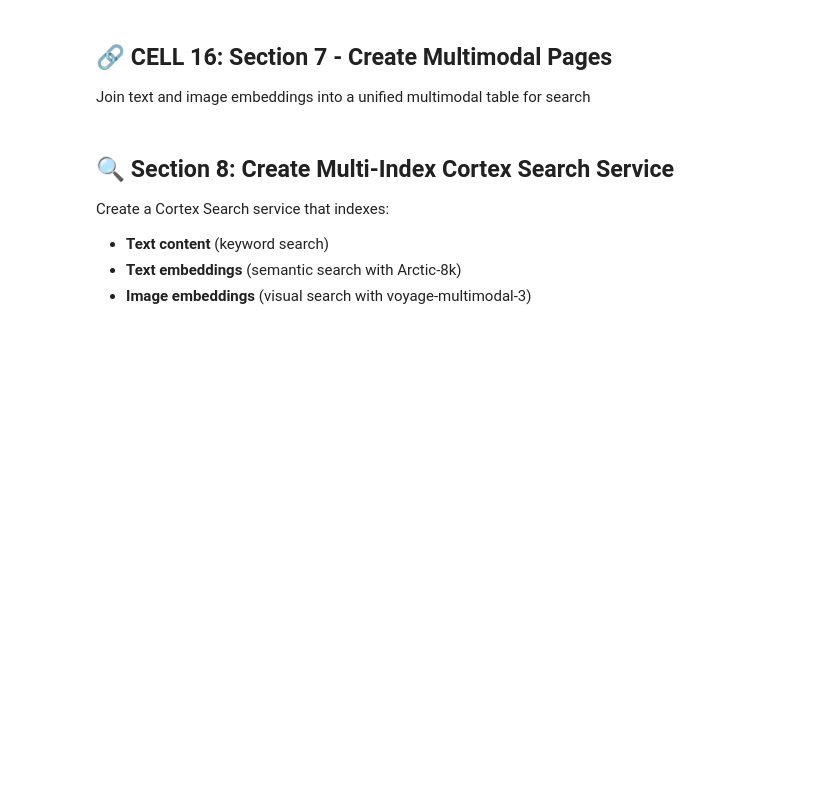
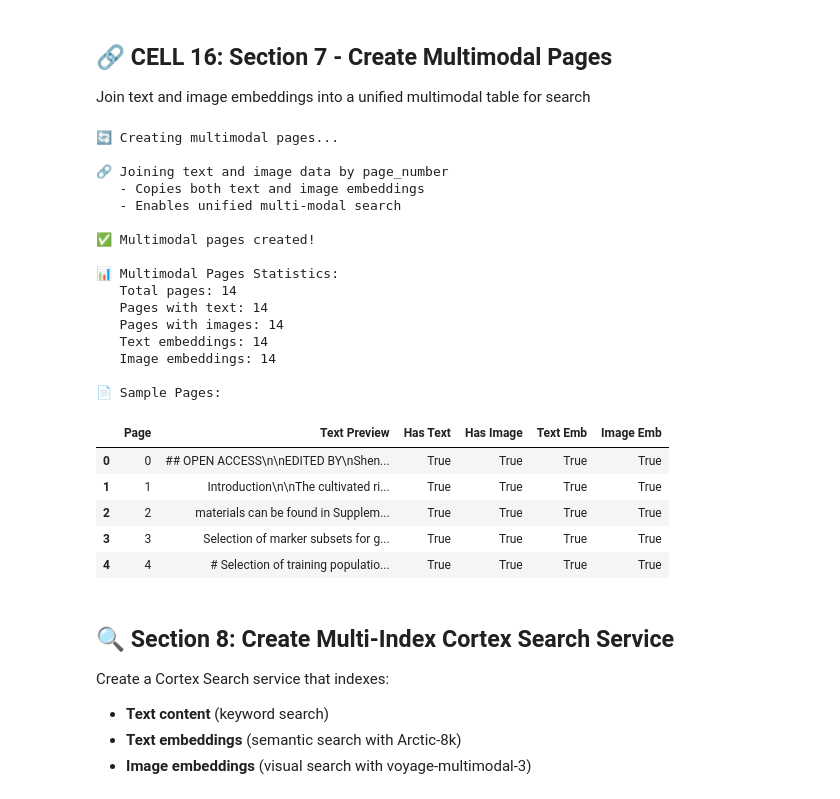
Before and after one commit to jasongholt/pdf_inference, a Jupyter notebook: gwas_extraction_demo.ipynb, the cells around one changed output. Drawn from its saved outputs; the diff is of its cells as text; code cells hidden in the pictures; blank space fills up the shorter version.

```diff
--- a/gwas_extraction_demo.ipynb
+++ b/gwas_extraction_demo.ipynb
@@ -725,7 +834,7 @@ AND NOT EXISTS (
 """
 
 try:
-    sf_client.execute_query(text_extract_query)
+    session.sql(text_extract_query).collect()
     print("✅ Text pages extracted with embeddings!\n")
 
     # Get statistics
@@ -739,7 +848,7 @@ try:
     WHERE document_id = '{DOCUMENT_ID}'
     """
 
-    stats = sf_client.execute_query(stats_query)
+    stats = session.sql(stats_query).collect()
     if stats and stats[0][0] > 0:
         print(f"📊 Text Extraction Statistics:")
         print(f"   Total pages: {stats[0][0]}")
@@ -748,10 +857,10 @@ try:
         print(f"   Max words: {stats[0][3]}")
 
         # Verify embeddings
-        embed_check = sf_client.execute_query(f"""
+        embed_check = session.sql(f"""
             SELECT COUNT(*) FROM {DATABASE_NAME}.{SCHEMA_PROCESSING}.TEXT_PAGES
             WHERE document_id = '{DOCUMENT_ID}' AND text_embedding IS NOT NULL
-        """)
+        """).collect()
         print(f"   Pages with embeddings: {embed_check[0][0]}")
 
         # Show sample pages
@@ -763,7 +872,7 @@ try:
         LIMIT 3
         """
 
-        samples = sf_client.execute_query(sample_query)
+        samples = session.sql(sample_query).collect()
         if samples:
             print(f"\n📄 Sample Pages:")
             df_samples = pd.DataFrame(samples, columns=['Page', 'Text Preview', 'Words'])
@@ -788,7 +919,7 @@ LIST @{DATABASE_NAME}.{SCHEMA_RAW}.PDF_STAGE/{DOCUMENT_ID}/pages_images/
 """
 
 try:
-    files = sf_client.execute_query(list_query)
+    files = session.sql(list_query).collect()
     print(f"✅ Found {len(files)} files:\n")
     for f in files[:5]:  # Show first 5
         print(f"   {f[0]}")
@@ -818,16 +960,16 @@ try:
     ORDER BY PAGE_NUMBER
     """
 
-    records = sf_client.execute_query(check_query)
+    records = session.sql(check_query).collect()
 
     if not records:
         print("ℹ️  No records found without embeddings")
 
         # Check if embeddings already exist
-        existing = sf_client.execute_query(f"""
+        existing = session.sql(f"""
             SELECT COUNT(*) FROM {DATABASE_NAME}.{SCHEMA_PROCESSING}.IMAGE_PAGES
             WHERE DOCUMENT_ID = '{DOCUMENT_ID}' AND IMAGE_EMBEDDING IS NOT NULL
-        """)
+        """).collect()
         if existing and existing[0][0] > 0:
             print(f"   ✅ {existing[0][0]} records already have embeddings!\n")
         else:
@@ -858,7 +1000,7 @@ try:
                 relative_path = image_path
 
             # Always use full stage name for TO_FILE
-            full_stage_name = '@{DATABASE_NAME}.{SCHEMA_RAW}.PDF_STAGE'
+            full_stage_name = f'@{DATABASE_NAME}.{SCHEMA_RAW}.PDF_STAGE'
 
             print(f"   Page {page_num}: TO_FILE('{full_stage_name}', '{relative_path}')")
 
@@ -876,7 +1018,7 @@ try:
             """
 
             try:
-                sf_client.execute_query(update_query)
+                session.sql(update_query).collect()
                 print(f"   ✓ Generated embedding ({idx}/{len(records)})\n")
             except Exception as e:
                 error_msg = str(e)
@@ -898,7 +1040,7 @@ try:
     WHERE DOCUMENT_ID = '{DOCUMENT_ID}'
     """
 
-    result = sf_client.execute_query(verify_query)
+    result = session.sql(verify_query).collect()
     if result:
         total, with_emb, without_emb = result[0]
         print(f"📊 Final Status:")
@@ -957,7 +1117,7 @@ AND NOT EXISTS (
 """
 
 try:
-    sf_client.execute_query(multimodal_insert_query)
+    session.sql(multimodal_insert_query).collect()
     print("✅ Multimodal pages created!\n")
 
     # Get statistics
@@ -972,40 +1132,63 @@ try:
     WHERE document_id = '{DOCUMENT_ID}'
     """
 
-    stats = sf_client.execute_query(stats_query)
+    stats = session.sql(stats_query).collect()
     if stats:
         print(f"📊 Multimodal Pages Statistics:")
         print(f"   Total pages: {stats[0][0]}")
         print(f"   Pages with text: {stats[0][1]}")
         print(f"   Pages with images: {stats[0][2]}")
         print(f"   Text embeddings: {stats[0][3]}")
         print(f"   Image embeddings: {stats[0][4]}")
 
     # Show sample
     query = f"""
     SELECT
         page_number,
         LEFT(page_text, 80) as text_preview,
         has_text,
         has_image,
         text_embedding IS NOT NULL as has_text_emb,
         image_embedding IS NOT NULL as has_image_emb
     FROM {DATABASE_NAME}.{SCHEMA_PROCESSING}.MULTIMODAL_PAGES
     WHERE document_id = '{DOCUMENT_ID}'
     ORDER BY page_number
     LIMIT 5
     """
 
-    results = sf_client.execute_query(query)
+    results = session.sql(query).collect()
     if results:
         print(f"\n📄 Sample Pages:")
         df = pd.DataFrame(results,
                           columns=['Page', 'Text Preview', 'Has Text', 'Has Image',
                                    'Text Emb', 'Image Emb'])
         display(df)
 
 except Exception as e:
     print(f"❌ Error: {e}")
+# %% [output]
+🔄 Creating multimodal pages...
+
+🔗 Joining text and image data by page_number
+   - Copies both text and image embeddings
+   - Enables unified multi-modal search
+
+✅ Multimodal pages created!
+
+📊 Multimodal Pages Statistics:
+   Total pages: 14
+   Pages with text: 14
+   Pages with images: 14
+   Text embeddings: 14
+   Image embeddings: 14
+
+📄 Sample Pages:
+|  | Page | Text Preview | Has Text | Has Image | Text Emb | Image Emb |
+| 0 | 0 | ## OPEN ACCESS\n\nEDITED BY\nShen... | True | True | True | True |
+| 1 | 1 | Introduction\n\nThe cultivated ri... | True | True | True | True |
+| 2 | 2 | materials can be found in Supplem... | True | True | True | True |
+| 3 | 3 | Selection of marker subsets for g... | True | True | True | True |
+| 4 | 4 | # Selection of training populatio... | True | True | True | True |
 # %% [markdown]
 ## 🔍 Section 8: Create Multi-Index Cortex Search Service
 
```
Also changed, not shown: parts of 36 cells of this notebook, 6 other files.
